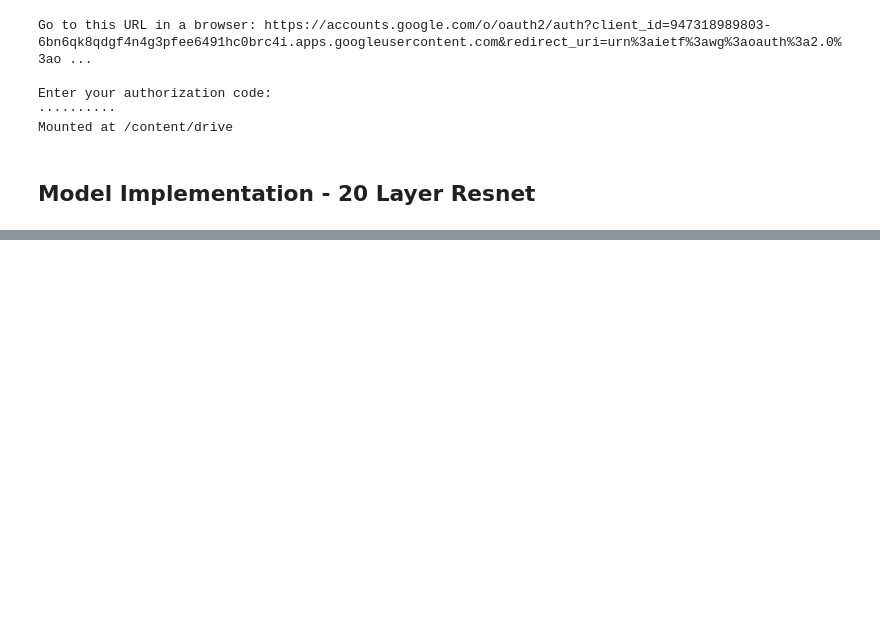
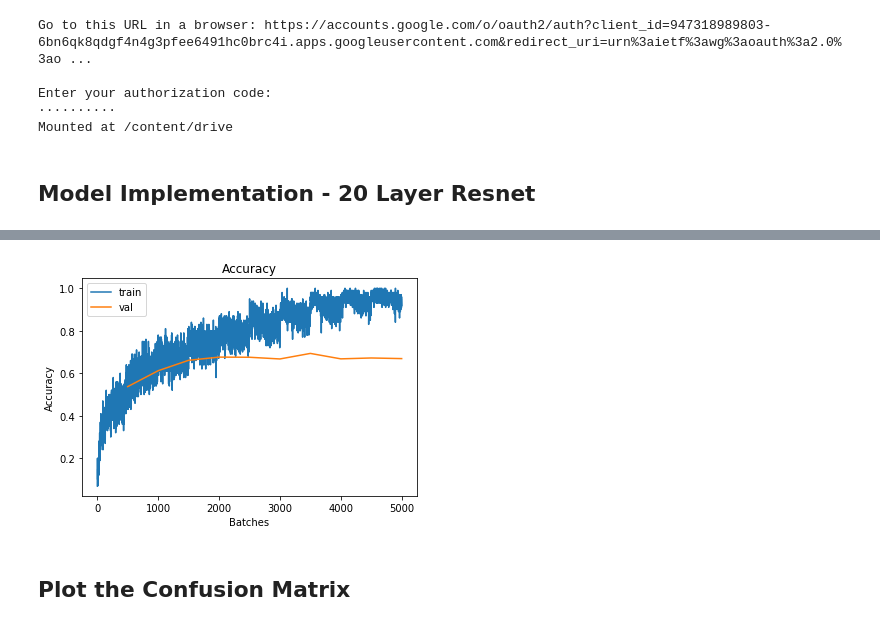
Before and after one commit to ericburdett/cs601r-dl, a Jupyter notebook: DL_Lab1.ipynb, the cells around one changed output, grey strips where cells are left out. Drawn from its saved outputs; the diff is of its cells as text; code cells hidden in the pictures; blank space fills up the shorter version.

```diff
--- a/DL_Lab1.ipynb
+++ b/DL_Lab1.ipynb
@@ -297,0 +322,13 @@ tensor([30], device='cuda:0')
+# %%
+plt.title('Accuracy')
+plt.xlabel('Batches')
+plt.ylabel('Accuracy')
+val_x, val_y = [x for x in range(len(train_accs) // len(val_accs), len(train_accs) + 1, len(train_accs) // len(val_accs))], val_accs
+plt.plot(train_accs, label='train')
+plt.plot(val_x, val_y, label='val')
+plt.legend()
+plt.show()
+# %% [output]
+[figure, added]
+# %% [markdown]
+## Plot the Confusion Matrix
```
Also changed, not shown: parts of 9 cells of this notebook.
